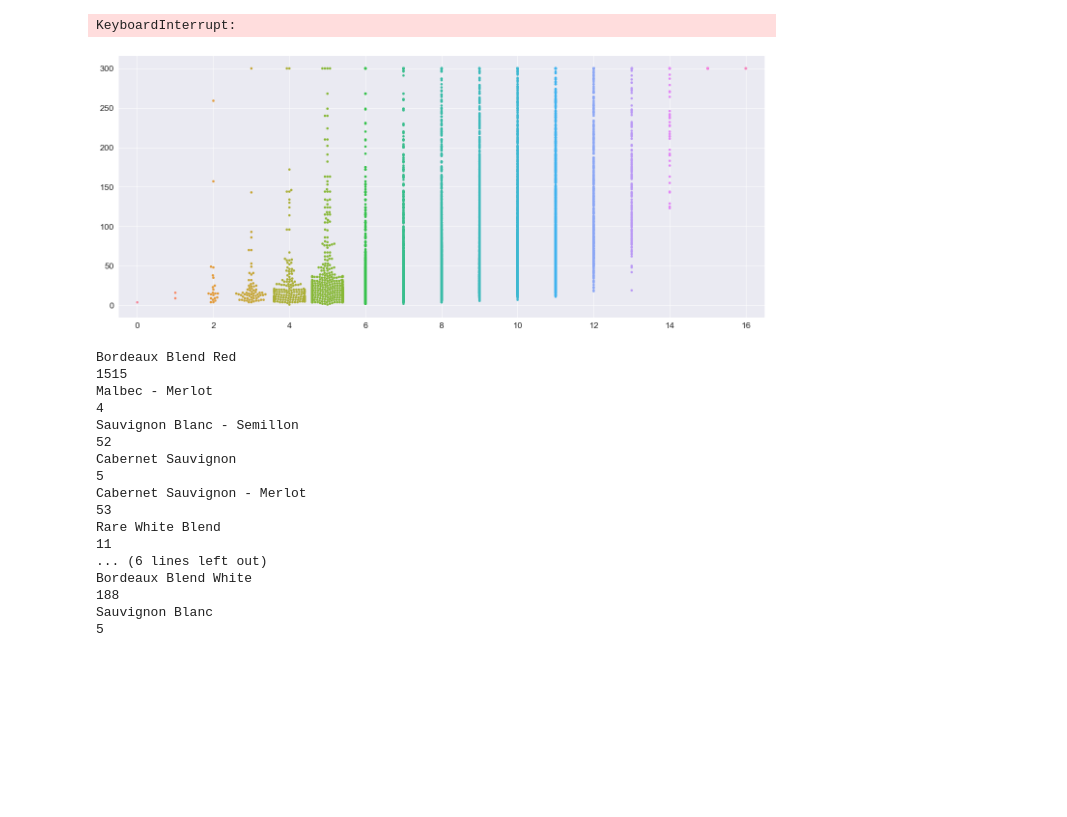
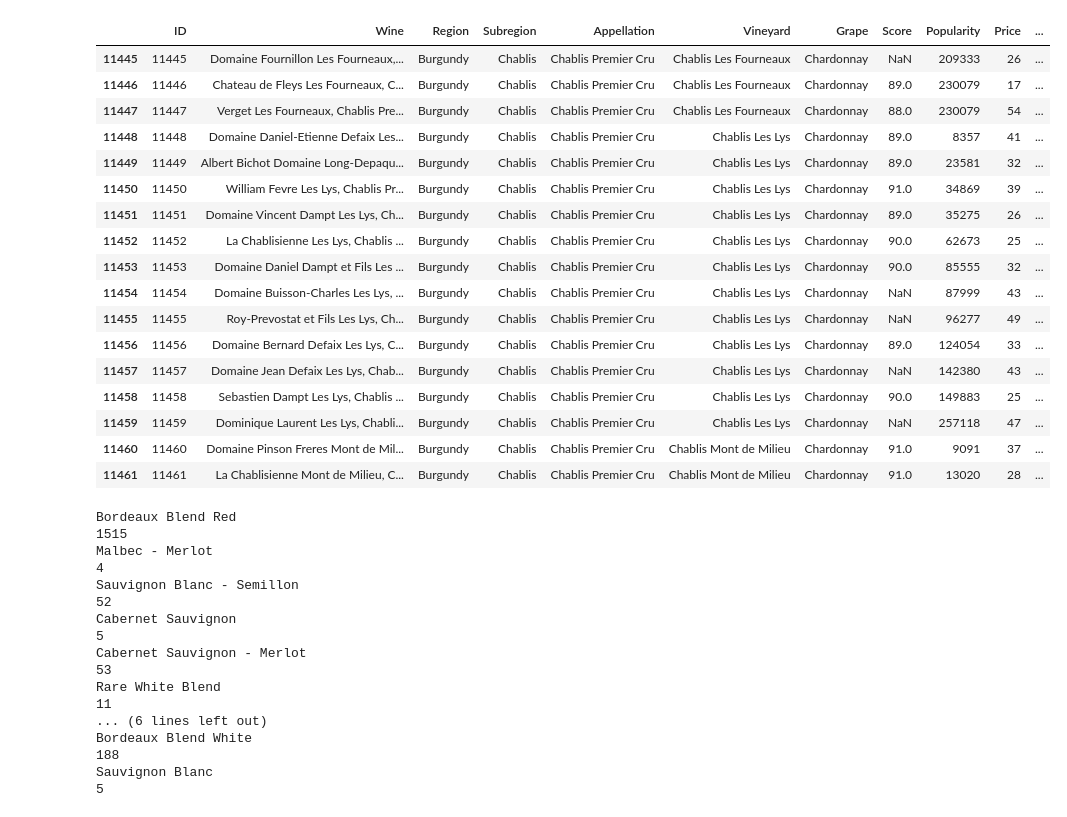
Before and after one commit to ParthivNaresh/ML_Library, a Jupyter notebook: ML_API.ipynb, the cells around one changed output. Saved outputs shown, nothing was run; the diff lists cells and outputs as text; code cells hidden in the pictures; blank space fills up the shorter version.

```diff
--- a/ML_API.ipynb
+++ b/ML_API.ipynb
@@ -566,8 +561,25 @@ wine_df[11445:11462]
-# %%
-single_dist(wine_df, ["Score", "Price"], 1)
-# %% [output]
-KeyboardInterrupt:
-[figure, removed]
+# %%
+wine_df["Popularity"] = wine_df["Popularity"].str[:-2].str.replace(",","")
+wine_df[11445:11462]
+# %% [output]
+|  | ID | Wine | Region | Subregion | Appellation | Vineyard | Grape | Score | Popularity | Price | ... |
+| 11445 | 11445 | Domaine Fournillon Les Fourneaux,... | Burgundy | Chablis | Chablis Premier Cru | Chablis Les Fourneaux | Chardonnay | NaN | 209333 | 26 | ... |
+| 11446 | 11446 | Chateau de Fleys Les Fourneaux, C... | Burgundy | Chablis | Chablis Premier Cru | Chablis Les Fourneaux | Chardonnay | 89.0 | 230079 | 17 | ... |
+| 11447 | 11447 | Verget Les Fourneaux, Chablis Pre... | Burgundy | Chablis | Chablis Premier Cru | Chablis Les Fourneaux | Chardonnay | 88.0 | 230079 | 54 | ... |
+| 11448 | 11448 | Domaine Daniel-Etienne Defaix Les... | Burgundy | Chablis | Chablis Premier Cru | Chablis Les Lys | Chardonnay | 89.0 | 8357 | 41 | ... |
+| 11449 | 11449 | Albert Bichot Domaine Long-Depaqu... | Burgundy | Chablis | Chablis Premier Cru | Chablis Les Lys | Chardonnay | 89.0 | 23581 | 32 | ... |
+| 11450 | 11450 | William Fevre Les Lys, Chablis Pr... | Burgundy | Chablis | Chablis Premier Cru | Chablis Les Lys | Chardonnay | 91.0 | 34869 | 39 | ... |
+| 11451 | 11451 | Domaine Vincent Dampt Les Lys, Ch... | Burgundy | Chablis | Chablis Premier Cru | Chablis Les Lys | Chardonnay | 89.0 | 35275 | 26 | ... |
+| 11452 | 11452 | La Chablisienne Les Lys, Chablis ... | Burgundy | Chablis | Chablis Premier Cru | Chablis Les Lys | Chardonnay | 90.0 | 62673 | 25 | ... |
+| 11453 | 11453 | Domaine Daniel Dampt et Fils Les ... | Burgundy | Chablis | Chablis Premier Cru | Chablis Les Lys | Chardonnay | 90.0 | 85555 | 32 | ... |
+| 11454 | 11454 | Domaine Buisson-Charles Les Lys, ... | Burgundy | Chablis | Chablis Premier Cru | Chablis Les Lys | Chardonnay | NaN | 87999 | 43 | ... |
+| 11455 | 11455 | Roy-Prevostat et Fils Les Lys, Ch... | Burgundy | Chablis | Chablis Premier Cru | Chablis Les Lys | Chardonnay | NaN | 96277 | 49 | ... |
+| 11456 | 11456 | Domaine Bernard Defaix Les Lys, C... | Burgundy | Chablis | Chablis Premier Cru | Chablis Les Lys | Chardonnay | 89.0 | 124054 | 33 | ... |
+| 11457 | 11457 | Domaine Jean Defaix Les Lys, Chab... | Burgundy | Chablis | Chablis Premier Cru | Chablis Les Lys | Chardonnay | NaN | 142380 | 43 | ... |
+| 11458 | 11458 | Sebastien Dampt Les Lys, Chablis ... | Burgundy | Chablis | Chablis Premier Cru | Chablis Les Lys | Chardonnay | 90.0 | 149883 | 25 | ... |
+| 11459 | 11459 | Dominique Laurent Les Lys, Chabli... | Burgundy | Chablis | Chablis Premier Cru | Chablis Les Lys | Chardonnay | NaN | 257118 | 47 | ... |
+| 11460 | 11460 | Domaine Pinson Freres Mont de Mil... | Burgundy | Chablis | Chablis Premier Cru | Chablis Mont de Milieu | Chardonnay | 91.0 | 9091 | 37 | ... |
+| 11461 | 11461 | La Chablisienne Mont de Milieu, C... | Burgundy | Chablis | Chablis Premier Cru | Chablis Mont de Milieu | Chardonnay | 91.0 | 13020 | 28 | ... |
 # %%
 wine_df["PriceBucket"] = bucket(wine_df, "Price", [0, 5, 10, 15, 20, 30, 50, 100, 200, 100000])[0]
 #print(bucket(wine_df, "Price", [0, 5, 10, 15, 20, 30, 50, 100, 200, 100000])[0])
```
Also changed, not shown: parts of 1 cell of this notebook, 1 other file.
